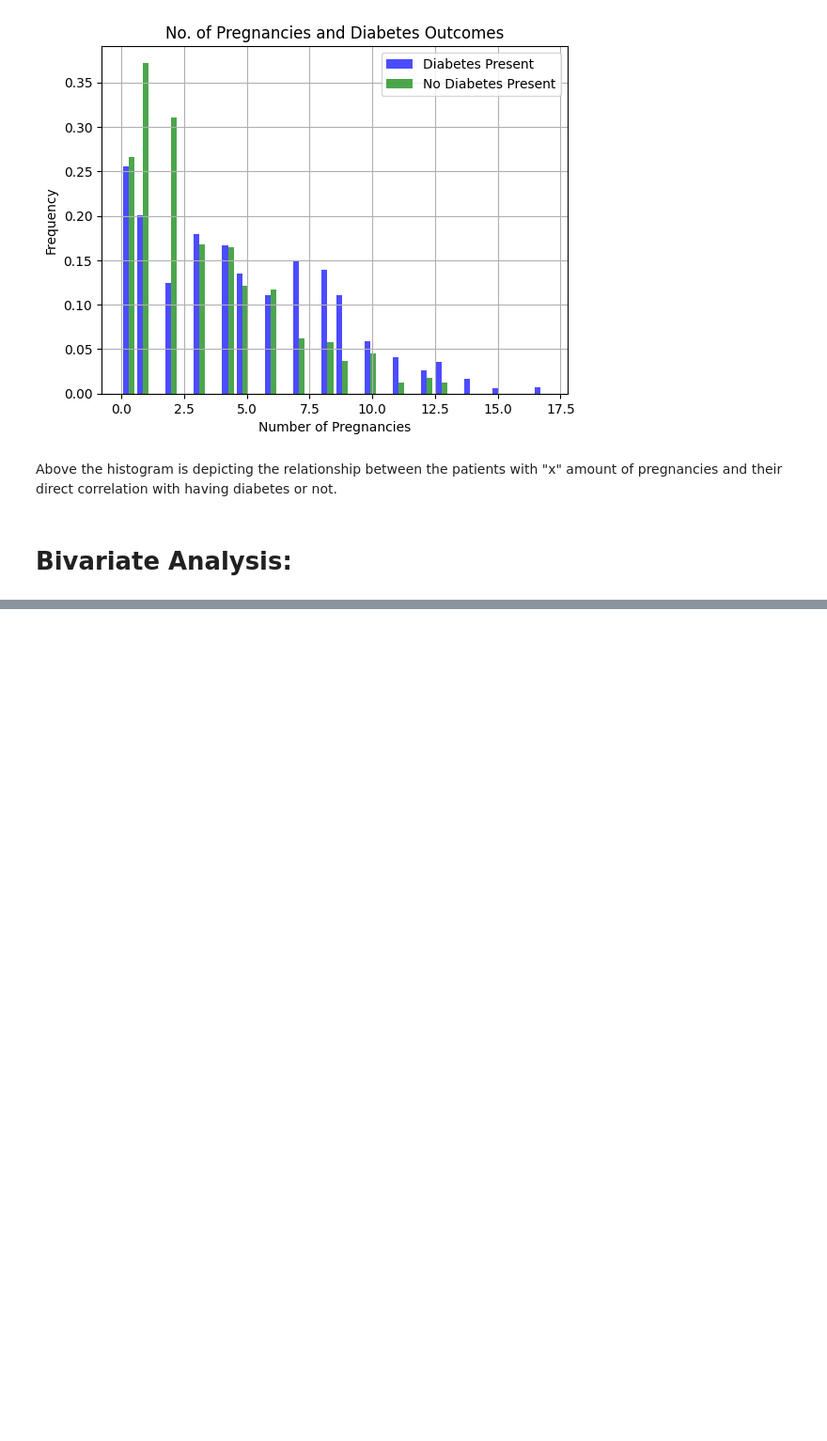
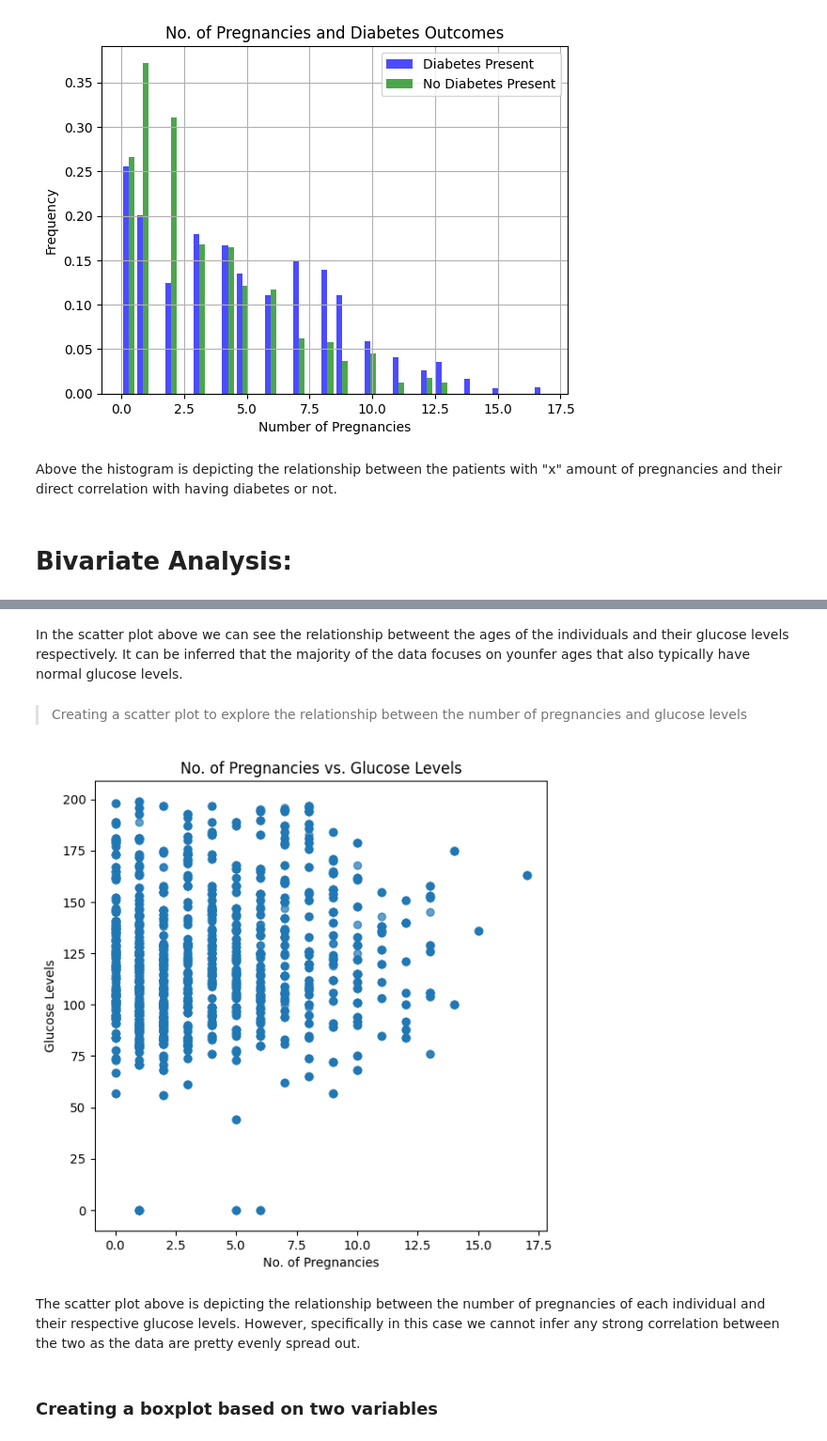
Before and after one commit to angeliki-tzanou/datasci_3_eda, a Jupyter notebook: Assignment_3_HHA_507.ipynb, the cells around one changed output, grey strips where cells are left out. Shown: that part at 94% size. Drawn from its saved outputs; the diff is of its cells as text; code cells hidden in the pictures; blank space fills up the shorter version.

```diff
--- a/Assignment_3_HHA_507.ipynb
+++ b/Assignment_3_HHA_507.ipynb
@@ -332,0 +348,19 @@ Above the histogram is depicting the relationship between the patients with "x"
+# %% [markdown]
+In the scatter plot above we can see the relationship betweent the ages of the individuals and their glucose levels respectively. It can be inferred that the majority of the data focuses on younfer ages that also typically have normal glucose levels.
+# %% [markdown]
+
+
+>  Creating a scatter plot to explore the relationship between the number of pregnancies and glucose levels
+# %%
+plt.figure(figsize=(6.5,6.5))
+plt.scatter(df_hcdiab['Pregnancies'], df_hcdiab['Glucose'], alpha=0.7)
+plt.title("No. of Pregnancies vs. Glucose Levels")
+plt.xlabel("No. of Pregnancies")
+plt.ylabel("Glucose Levels")
+plt.show()
+# %% [output]
+[figure, added]
+# %% [markdown]
+The scatter plot above is depicting the relationship between the number of pregnancies of each individual and their respective glucose levels. However, specifically in this case we cannot infer any strong correlation between the two as the data are pretty evenly spread out.
+# %% [markdown]
+### Creating a boxplot based on two variables
```
Also changed, not shown: parts of 3 cells of this notebook.
